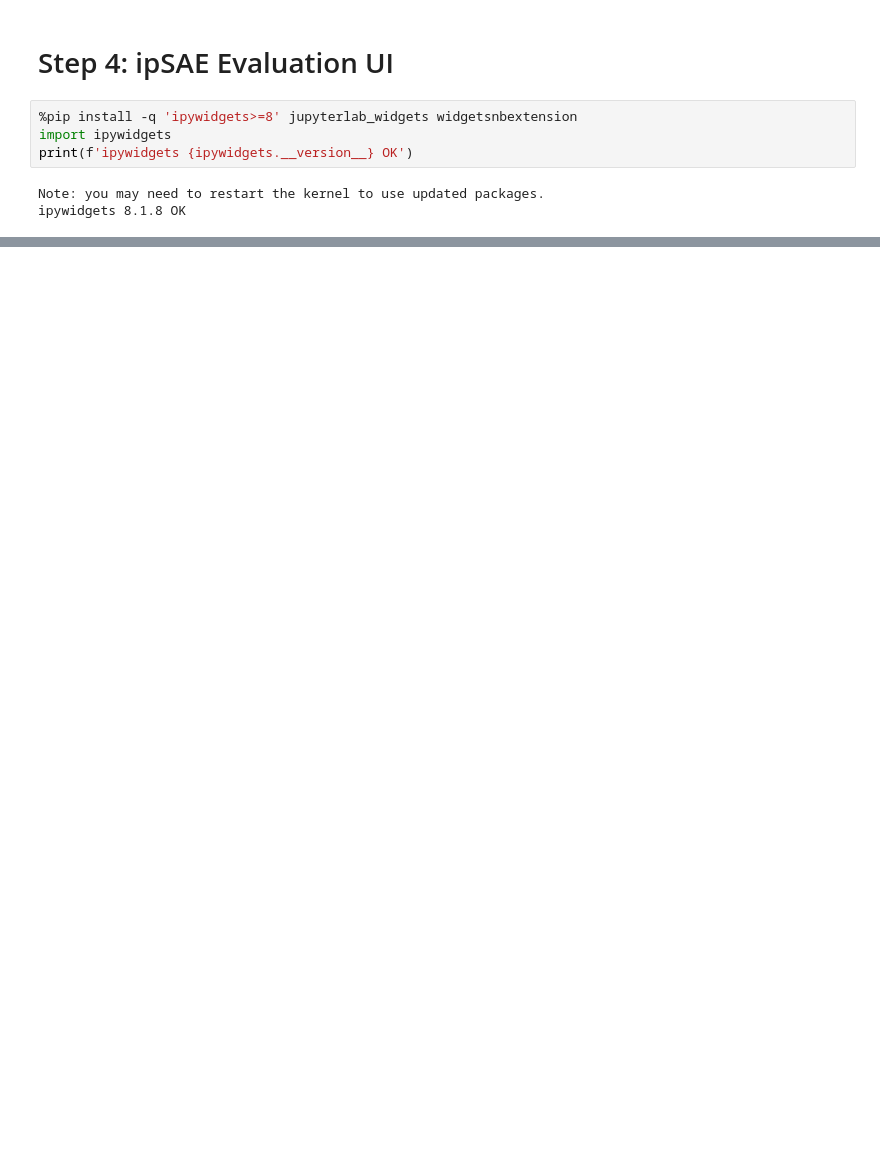
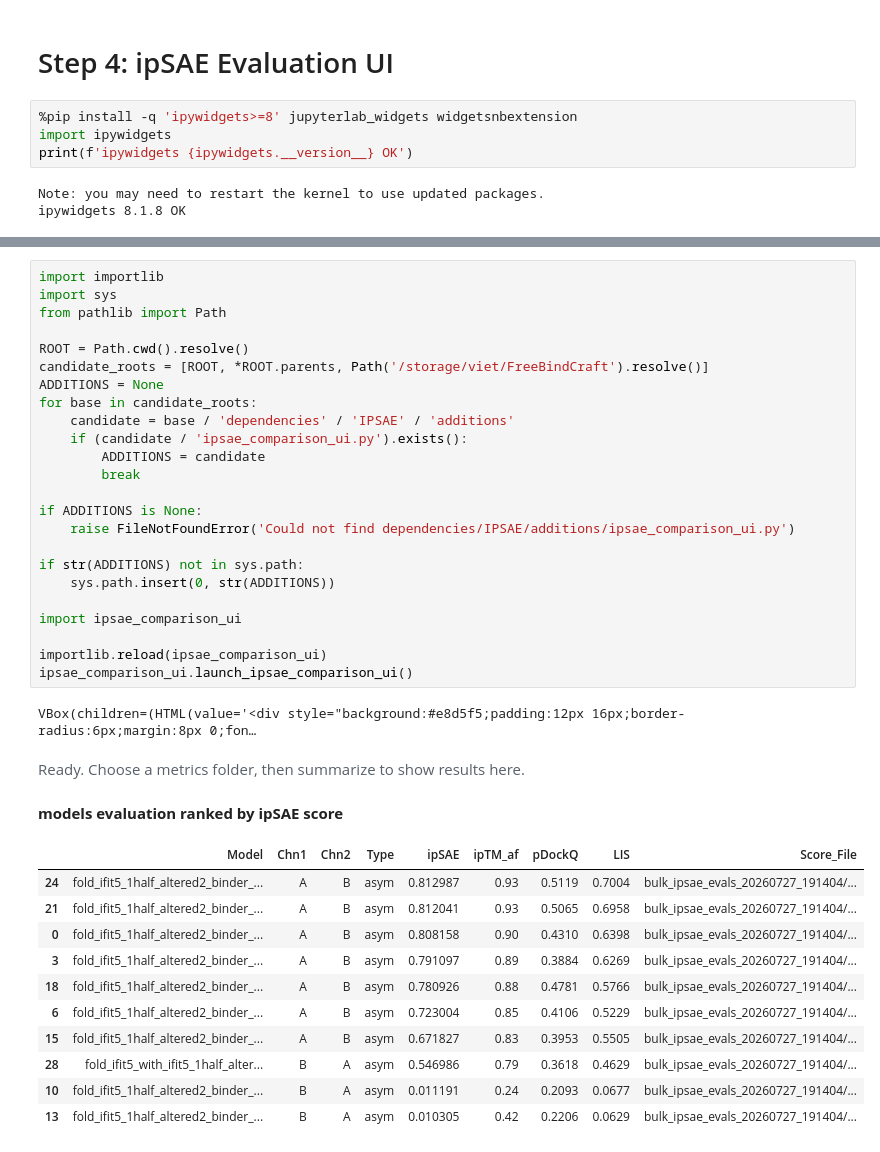
Before and after one commit to Vincenzoos/FreeBindCraft, a Jupyter notebook: notebooks/ipsae_eval.ipynb, the cells around one changed output, grey strips where cells are left out. Cells and saved outputs as stored; diff of their text form; blank space fills up the shorter version.

```diff
--- a/notebooks/ipsae_eval.ipynb
+++ b/notebooks/ipsae_eval.ipynb
@@ -33,0 +55,39 @@ VBox(children=(HTML(value='<div style="background:#e8d5f5;padding:12px 16px;bord
+# %%
+import importlib
+import sys
+from pathlib import Path
+
+ROOT = Path.cwd().resolve()
+candidate_roots = [ROOT, *ROOT.parents, Path('/storage/viet/FreeBindCraft').resolve()]
+ADDITIONS = None
+for base in candidate_roots:
+    candidate = base / 'dependencies' / 'IPSAE' / 'additions'
+    if (candidate / 'ipsae_comparison_ui.py').exists():
+        ADDITIONS = candidate
+        break
+
+if ADDITIONS is None:
+    raise FileNotFoundError('Could not find dependencies/IPSAE/additions/ipsae_comparison_ui.py')
+
+if str(ADDITIONS) not in sys.path:
+    sys.path.insert(0, str(ADDITIONS))
+
+import ipsae_comparison_ui
+
+importlib.reload(ipsae_comparison_ui)
+ipsae_comparison_ui.launch_ipsae_comparison_ui()
+# %% [output]
+VBox(children=(HTML(value='<div style="background:#e8d5f5;padding:12px 16px;border-radius:6px;margin:8px 0;fon…
+Ready. Choose a metrics folder, then summarize to show results here.
+models evaluation ranked by ipSAE score
+|  | Model | Chn1 | Chn2 | Type | ipSAE | ipTM_af | pDockQ | LIS | Score_File |
+| 24 | fold_ifit5_1half_altered2_binder_... | A | B | asym | 0.812987 | 0.93 | 0.5119 | 0.7004 | bulk_ipsae_evals_20260727_191404/... |
+| 21 | fold_ifit5_1half_altered2_binder_... | A | B | asym | 0.812041 | 0.93 | 0.5065 | 0.6958 | bulk_ipsae_evals_20260727_191404/... |
+| 0 | fold_ifit5_1half_altered2_binder_... | A | B | asym | 0.808158 | 0.90 | 0.4310 | 0.6398 | bulk_ipsae_evals_20260727_191404/... |
+| 3 | fold_ifit5_1half_altered2_binder_... | A | B | asym | 0.791097 | 0.89 | 0.3884 | 0.6269 | bulk_ipsae_evals_20260727_191404/... |
+| 18 | fold_ifit5_1half_altered2_binder_... | A | B | asym | 0.780926 | 0.88 | 0.4781 | 0.5766 | bulk_ipsae_evals_20260727_191404/... |
+| 6 | fold_ifit5_1half_altered2_binder_... | A | B | asym | 0.723004 | 0.85 | 0.4106 | 0.5229 | bulk_ipsae_evals_20260727_191404/... |
+| 15 | fold_ifit5_1half_altered2_binder_... | A | B | asym | 0.671827 | 0.83 | 0.3953 | 0.5505 | bulk_ipsae_evals_20260727_191404/... |
+| 28 | fold_ifit5_with_ifit5_1half_alter... | B | A | asym | 0.546986 | 0.79 | 0.3618 | 0.4629 | bulk_ipsae_evals_20260727_191404/... |
+| 10 | fold_ifit5_1half_altered2_binder_... | B | A | asym | 0.011191 | 0.24 | 0.2093 | 0.0677 | bulk_ipsae_evals_20260727_191404/... |
+| 13 | fold_ifit5_1half_altered2_binder_... | B | A | asym | 0.010305 | 0.42 | 0.2206 | 0.0629 | bulk_ipsae_evals_20260727_191404/... |
```
Also changed, not shown: parts of 1 cell of this notebook, 7 other files.
